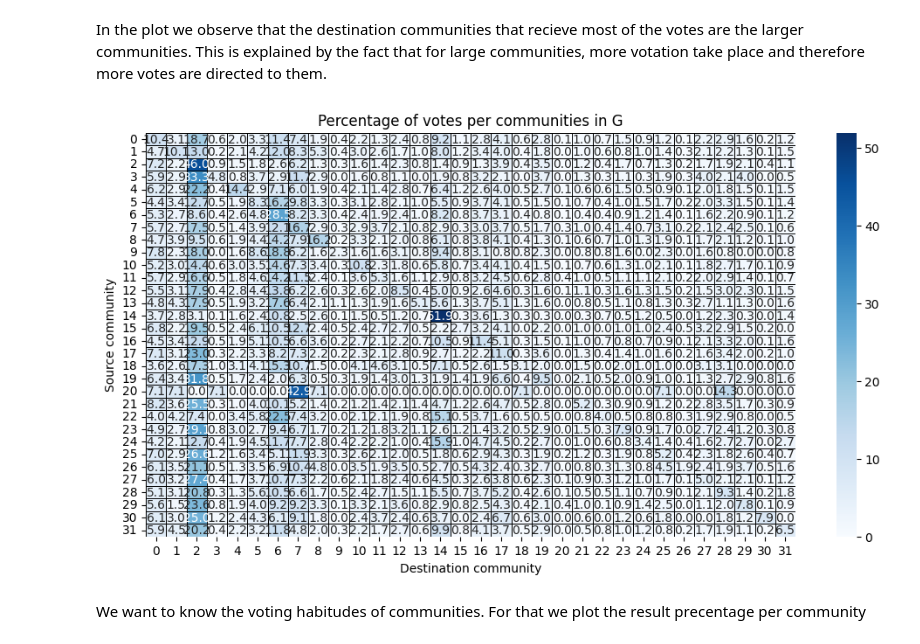
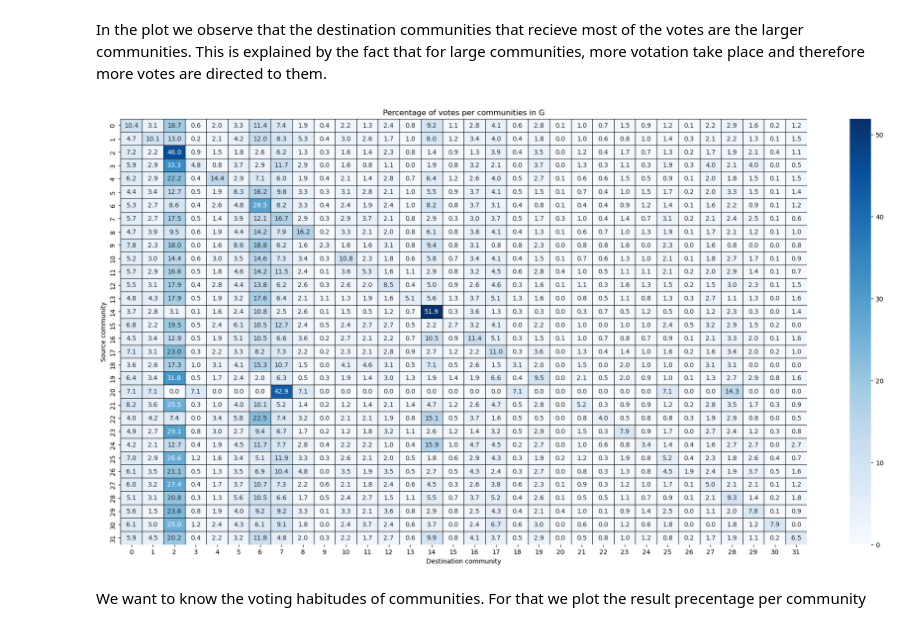
Before and after one commit to epfl-ada/ada-2023-project-thedatafreaks, a Jupyter notebook: notebooks/Communities.ipynb, the cells around one changed output. Drawn from its saved outputs; the diff is of its cells as text; code cells hidden in the pictures.

```diff
--- a/notebooks/Communities.ipynb
+++ b/notebooks/Communities.ipynb
@@ -156,19 +127,3 @@ for index, row in df.iterrows():
 print(f"Number of votes within the same community : {intra_vote_count.sum()}")
 # %% [output]
 Number of votes within the same community : 20588.0
-# %%
-# Initialize a counter for votes within the same community
-intra_vote_count_full = np.zeros(len(communities_full))
-
-# Iterate through the dataframe
-for index, row in df.iterrows():
-    entity1 = row['source']
-    entity2 = row['target']
-
-    # Check if entities are in the same community
-    for count, community in enumerate(communities_full):
-        if entity1 in community and entity2 in community:
-            intra_vote_count_full[count] += 1
-
-# Print the result
-print(f"Number of votes within the same community in full graph : {intra_vote_count_full.sum()}")
@@ -304,14 +249,14 @@ np.testing.assert_almost_equal(ratio_vote_count_matrix.sum(axis=1), np.ones(len(
 In the plot we observe that the destination communities that recieve most of the votes are the larger communities. This is explained by the fact that for large communities, more votation take place and therefore more votes are directed to them.
 # %%
 # heatmap of the ratio of votes across communities
-plt.figure(figsize=(12, 6))
+plt.figure(figsize=(24, 12))
 sns.heatmap(ratio_vote_count_matrix, cmap="Blues", annot=True, fmt=".1f", linewidths=.5, linecolor="black")
 plt.title("Percentage of votes per communities in G")
 plt.xlabel("Destination community")
 plt.ylabel("Source community")
 plt.show()
 # %% [output]
-[figure, old version]
+[figure, new version]
 # %% [markdown]
 We want to know the voting habitudes of communities. For that we plot the result precentage per community
 # %%
```
Also changed, not shown: parts of 12 cells of this notebook.
